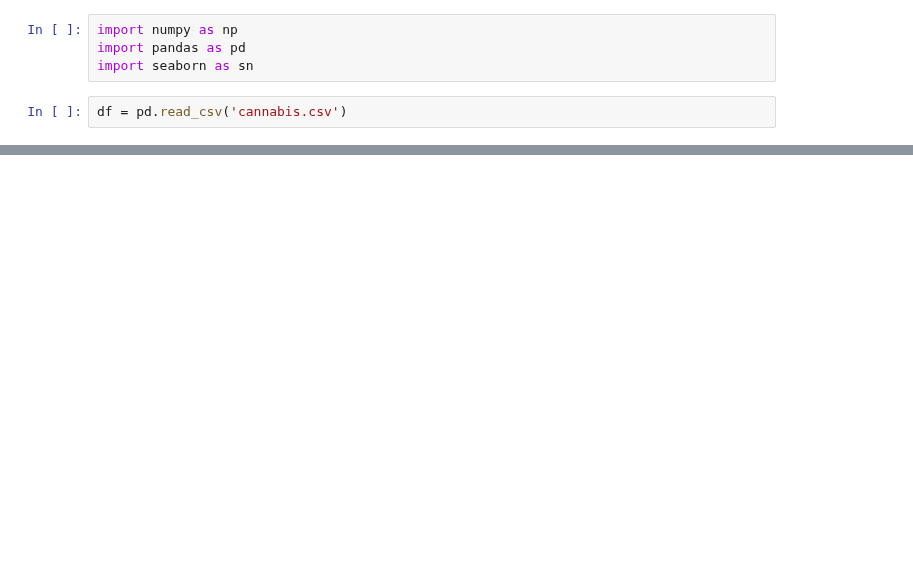
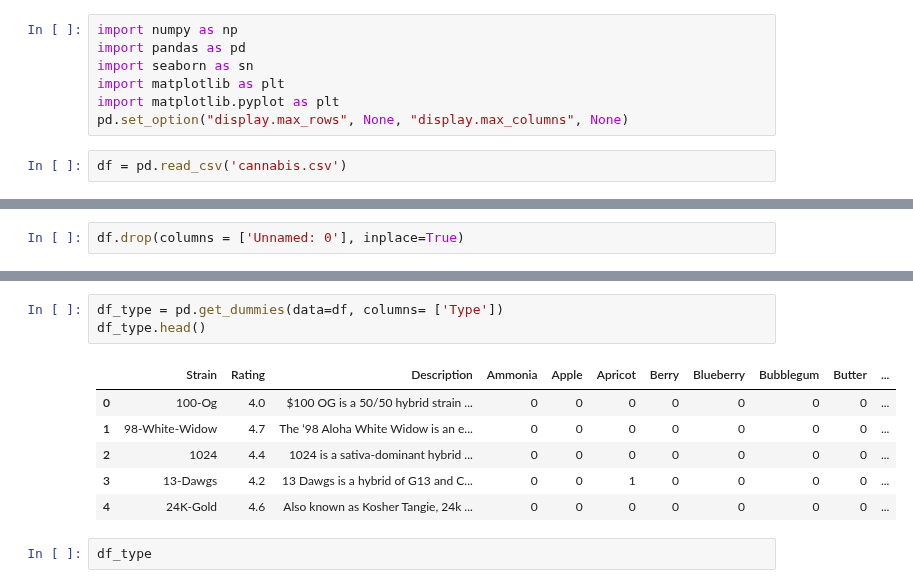
Before and after one commit to AlAlKewlJ/cannabisrecommendation, a Jupyter notebook: EDA.ipynb, the cells around one changed output, grey strips where cells are left out. Cells and saved outputs as stored; diff of their text form; blank space fills up the shorter version.

```diff
--- a/EDA.ipynb
+++ b/EDA.ipynb
@@ -2,6 +2,9 @@
 import numpy as np
 import pandas as pd
 import seaborn as sn
+import matplotlib as plt
+import matplotlib.pyplot as plt
+pd.set_option("display.max_rows", None, "display.max_columns", None)
 # %%
 df = pd.read_csv('cannabis.csv')
 # %%
@@ -16,0 +19,2 @@ df.head()
+# %%
+df.drop(columns = ['Unnamed: 0'], inplace=True)
@@ -16,0 +36,12 @@ df.head()
+# %%
+df_type = pd.get_dummies(data=df, columns= ['Type'])
+df_type.head()
+# %% [output]
+|  | Strain | Rating | Description | Ammonia | Apple | Apricot | Berry | Blueberry | Bubblegum | Butter | ... |
+| 0 | 100-Og | 4.0 | $100 OG is a 50/50 hybrid strain ... | 0 | 0 | 0 | 0 | 0 | 0 | 0 | ... |
+| 1 | 98-White-Widow | 4.7 | The ‘98 Aloha White Widow is an e... | 0 | 0 | 0 | 0 | 0 | 0 | 0 | ... |
+| 2 | 1024 | 4.4 | 1024 is a sativa-dominant hybrid ... | 0 | 0 | 0 | 0 | 0 | 0 | 0 | ... |
+| 3 | 13-Dawgs | 4.2 | 13 Dawgs is a hybrid of G13 and C... | 0 | 0 | 1 | 0 | 0 | 0 | 0 | ... |
+| 4 | 24K-Gold | 4.6 | Also known as Kosher Tangie, 24k ... | 0 | 0 | 0 | 0 | 0 | 0 | 0 | ... |
+# %%
+df_type
```
Also changed, not shown: parts of 2 cells of this notebook.
